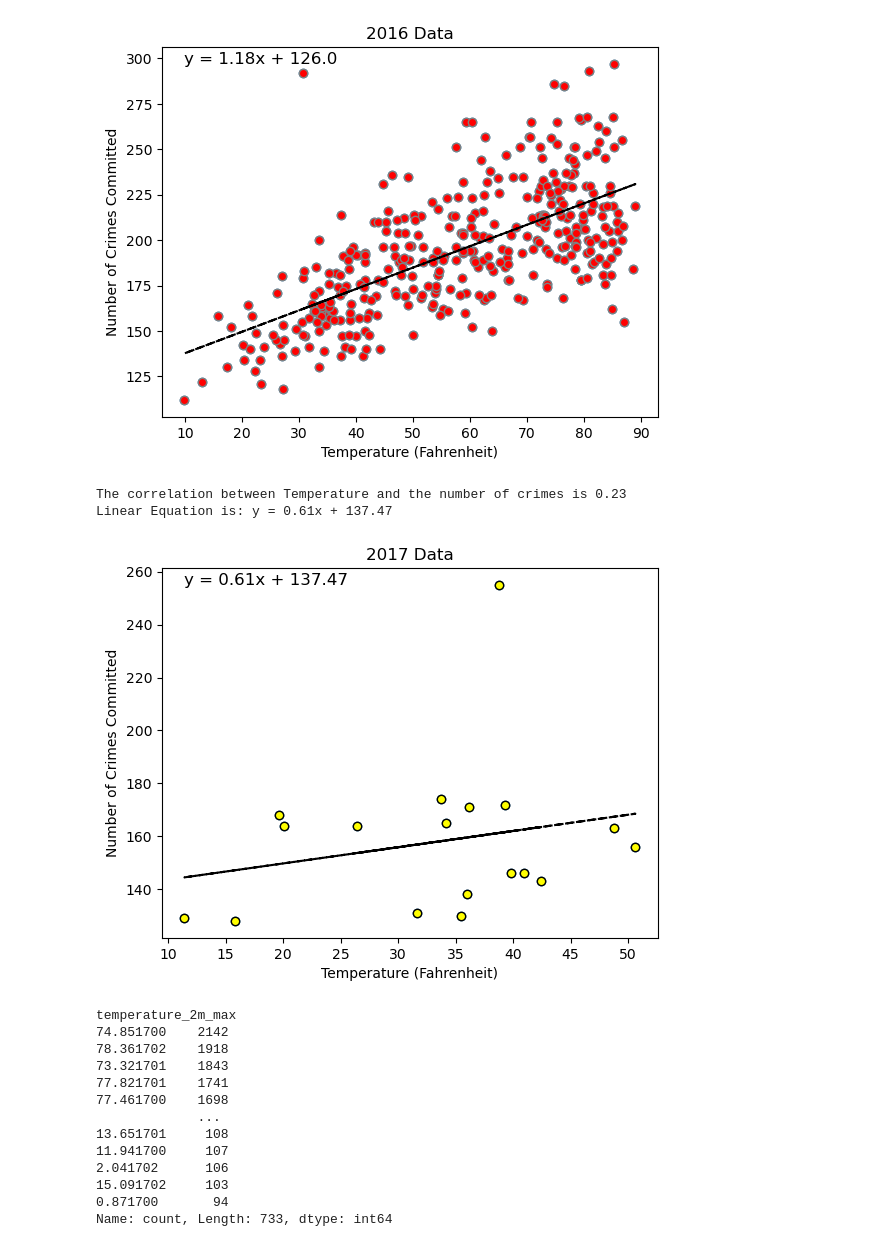
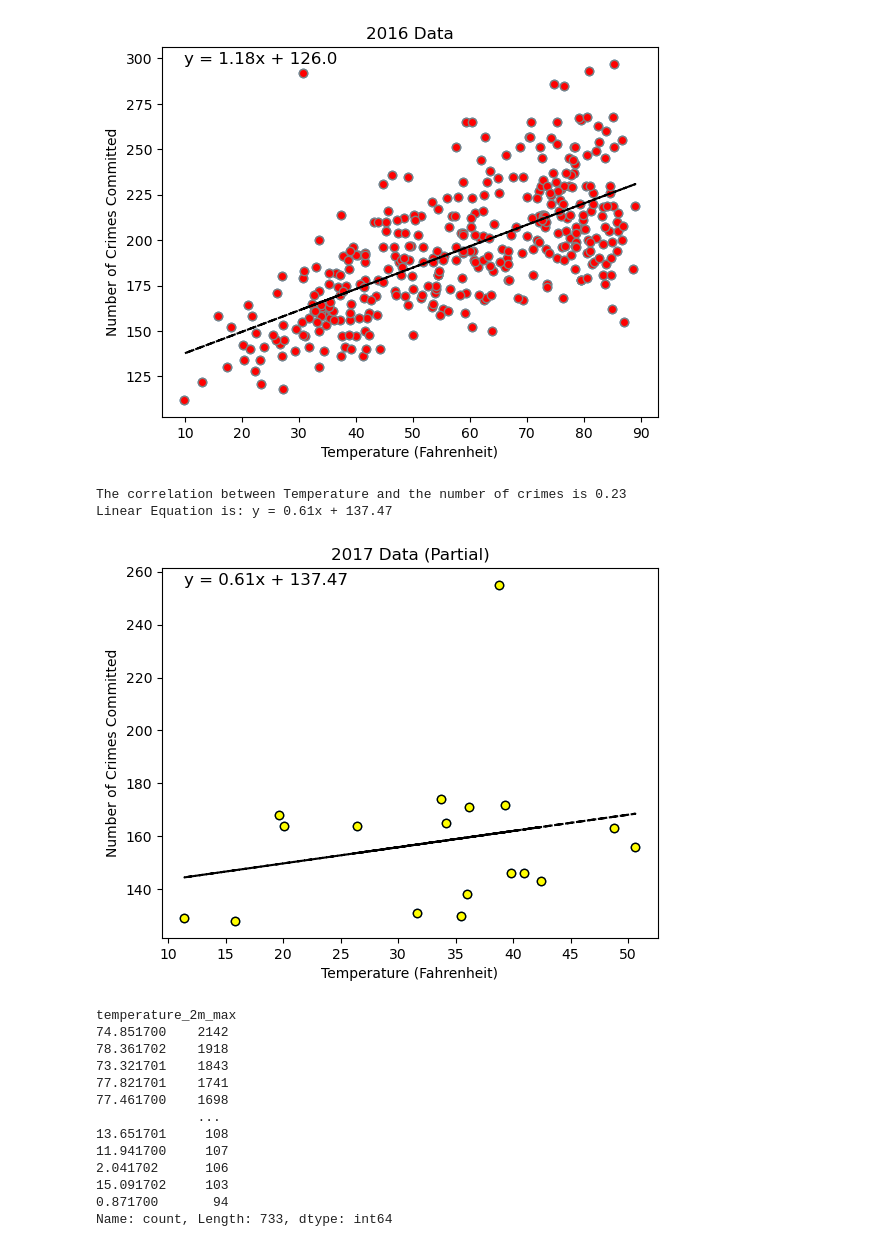
Before and after one commit to KevSantino28/project_1, a Jupyter notebook: data_clean_up.ipynb, the cells around one changed output. Drawn from its saved outputs; the diff is of its cells as text; code cells hidden in the pictures.

```diff
--- a/data_clean_up.ipynb
+++ b/data_clean_up.ipynb
@@ -611,28 +616,29 @@ Linear Equation is: y = 1.18x + 126.0
 # %%
 
 graph_data_2017 = graph_data[graph_data['Year'] == 2017]
 #lin regression
 x_values = graph_data_2017["temperature_2m_max"]
 y_values = graph_data_2017["ID"]
 (slope, intercept, rvalue, pvalue, stderr) = linregress(x_values, y_values)
 regress_values = x_values * slope + intercept
 plt.plot(graph_data_2017["temperature_2m_max"], regress_values,"--",color="black")
 line_equation = f'y = {(round(slope,2))}x + {(round(intercept,2))}'
 plt.annotate(line_equation, (x_values.min(),y_values.max()), fontsize=12, color = 'black')
 plt.scatter(x_values,y_values)
 #scatterplot
 plt.scatter(graph_data_2017['temperature_2m_max'], graph_data_2017['ID'], facecolor='yellow', edgecolors='black')
 plt.xlabel("Temperature (Fahrenheit)")
 plt.ylabel("Number of Crimes Committed")
-plt.title("2017 Data")
+plt.title("2017 Data (Partial)")
 correlation = st.pearsonr(graph_data_2017['temperature_2m_max'],graph_data_2017['ID'])
 print(f"The correlation between Temperature and the number of crimes is {round(correlation[0],2)}")
 print(f'Linear Equation is: {line_equation}')
+plt.savefig(fname= "Correlation Scatter 2017 (Partial)", transparent=True)
 plt.show()
 # %% [output]
 The correlation between Temperature and the number of crimes is 0.23
 Linear Equation is: y = 0.61x + 137.47
-[figure, old version]
+[figure, new version]
 # %%
 merged_df["temperature_2m_max"].value_counts()
 # %% [output]
```
Also changed, not shown: parts of 8 cells of this notebook, 10 other files.
